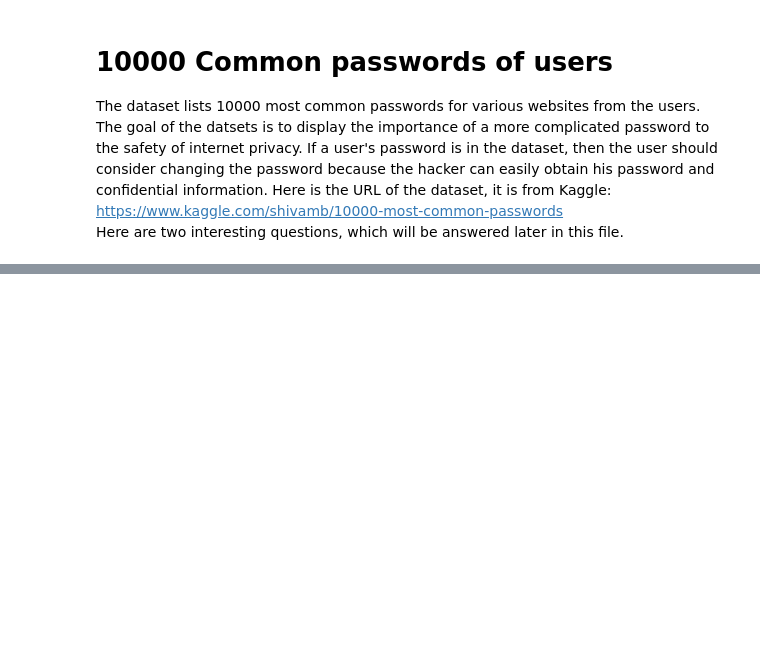
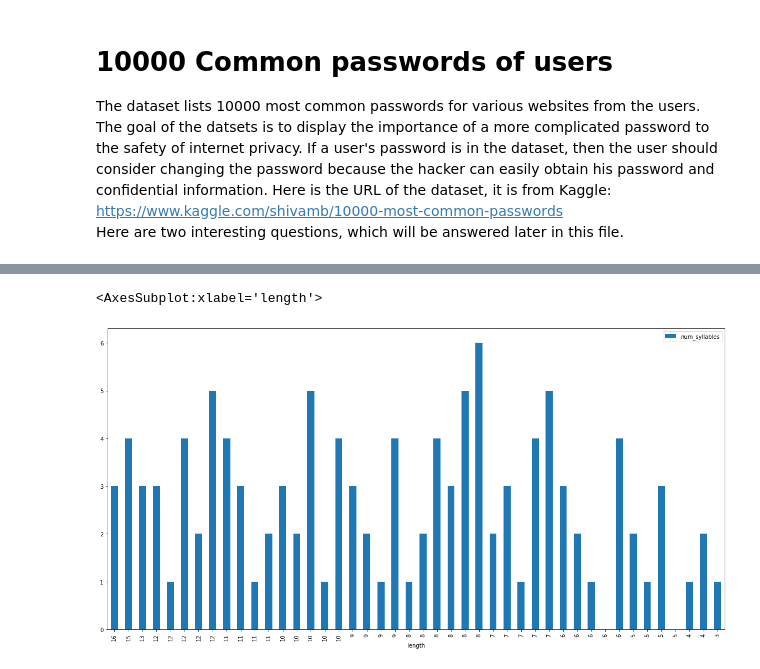
Before and after one commit to franciscoliu/cs103a-cpa01, a Jupyter notebook: cpa01.ipynb, the cells around one changed output, grey strips where cells are left out. Saved outputs shown, nothing was run; the diff lists cells and outputs as text; code cells hidden in the pictures; blank space fills up the shorter version.

```diff
--- a/cpa01.ipynb
+++ b/cpa01.ipynb
@@ -18,0 +47,7 @@ dataset.head()
+# %%
+#Some random plot of the dataset
+random_plot = dataset.sort_values(by='length', ascending=False)[['length', 'num_syllables']].drop_duplicates()
+random_plot.plot(x = 'length', y = 'num_syllables', kind = 'bar', figsize=(20, 10))
+# %% [output]
+<AxesSubplot:xlabel='length'>
+[figure, added]
```
Also changed, not shown: parts of 9 cells of this notebook.
